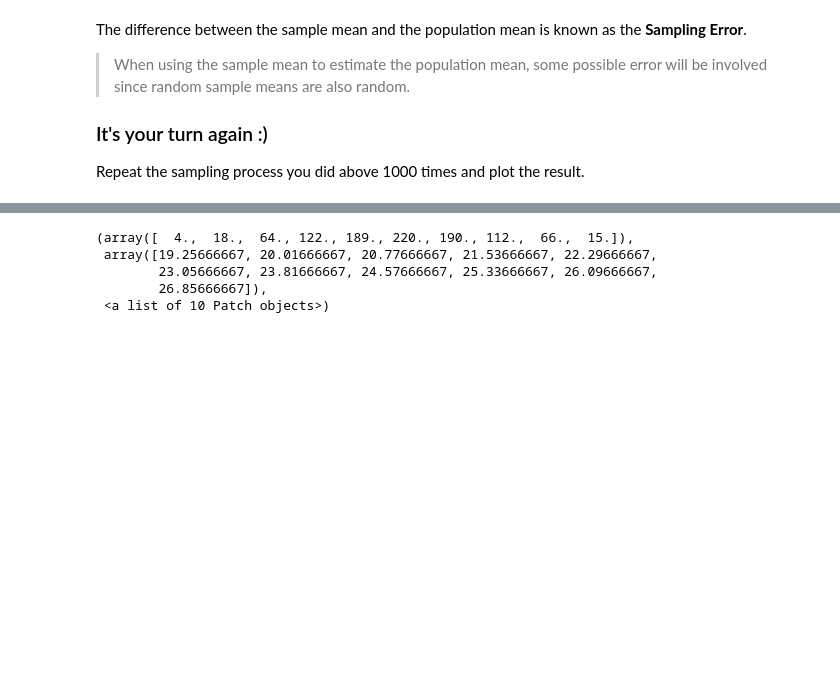
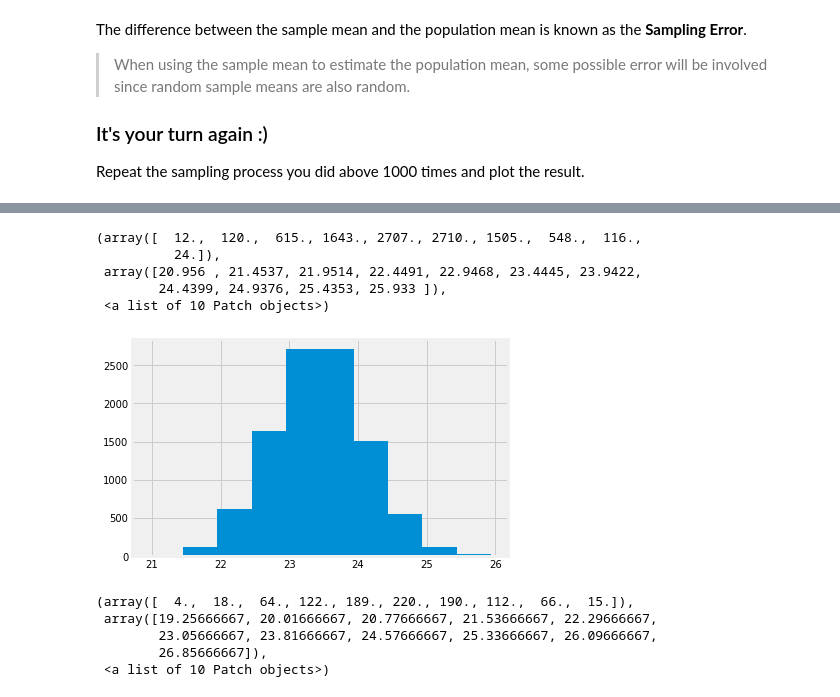
Before and after one commit to learn-co-students/dc-ds-021720, a Jupyter notebook: mod-2/week-1/day-2-CLT_Confidence_Intervals/CLT_sampling/CLT_Hypothesis_testing.ipynb, the cells around one changed output, grey strips where cells are left out. Saved outputs shown, nothing was run; the diff lists cells and outputs as text; code cells hidden in the pictures; blank space fills up the shorter version.

```diff
--- a/mod-2/week-1/day-2-CLT_Confidence_Intervals/CLT_sampling/CLT_Hypothesis_testing.ipynb
+++ b/mod-2/week-1/day-2-CLT_Confidence_Intervals/CLT_sampling/CLT_Hypothesis_testing.ipynb
@@ -152,8 +164,8 @@ plt.style.use('fivethirtyeight')
 sample_means = []
 
 
-for i in range(1000):
-    mean = auto.sample(n=30).mpg.mean()
+for i in range(10000):
+    mean = auto.sample(n=100).mpg.mean()
     sample_means.append(mean)
 # %%
 sample_means2 = [auto.sample(n=30).mpg.mean() for i in range(1000)]
@@ -163,0 +172,9 @@ len(sample_means2)
+# %%
+plt.hist(sample_means)
+# %% [output]
+(array([  12.,  120.,  615., 1643., 2707., 2710., 1505.,  548.,  116.,
+          24.]),
+ array([20.956 , 21.4537, 21.9514, 22.4491, 22.9468, 23.4445, 23.9422,
+        24.4399, 24.9376, 25.4353, 25.933 ]),
+ <a list of 10 Patch objects>)
+[figure, added]
```
Also changed, not shown: parts of 17 cells of this notebook, 16 other files.
